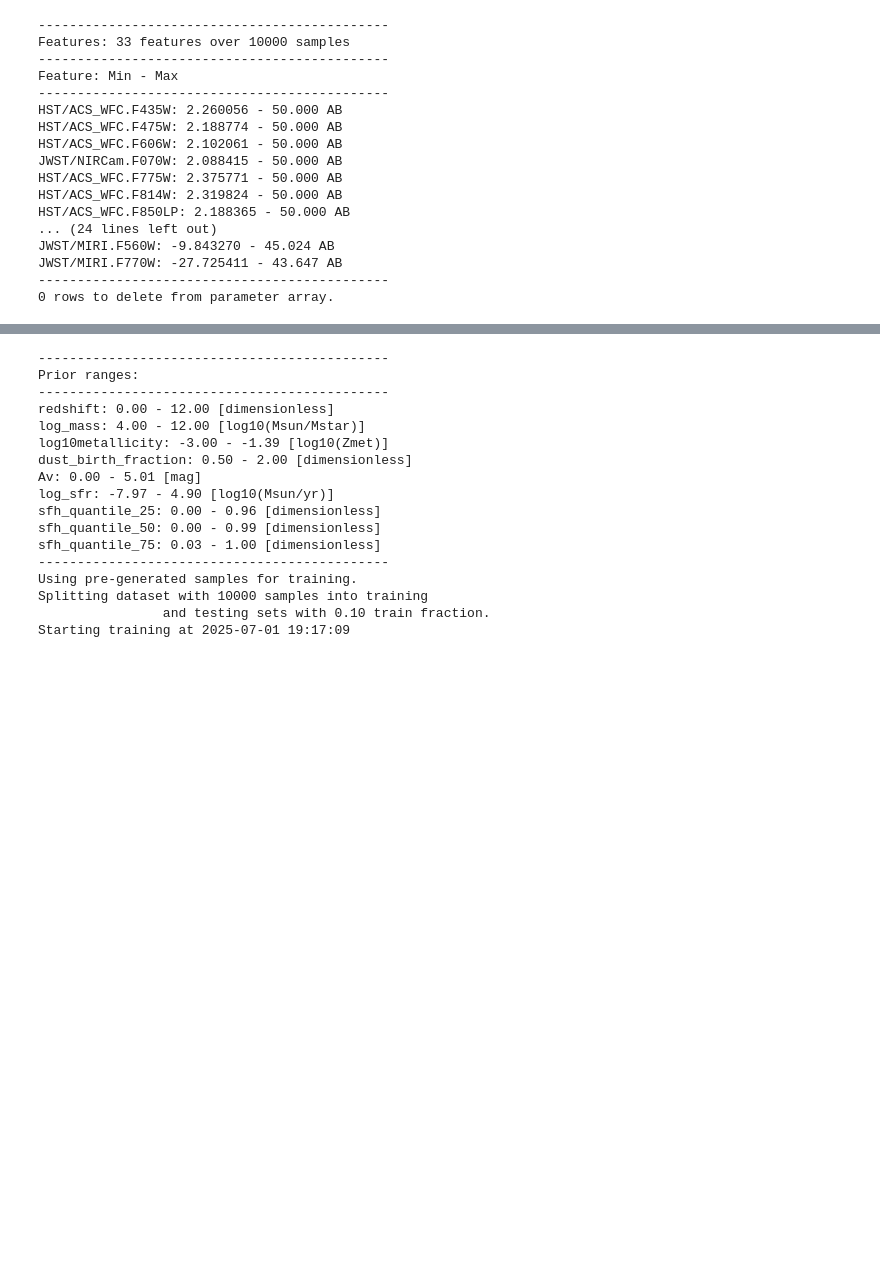
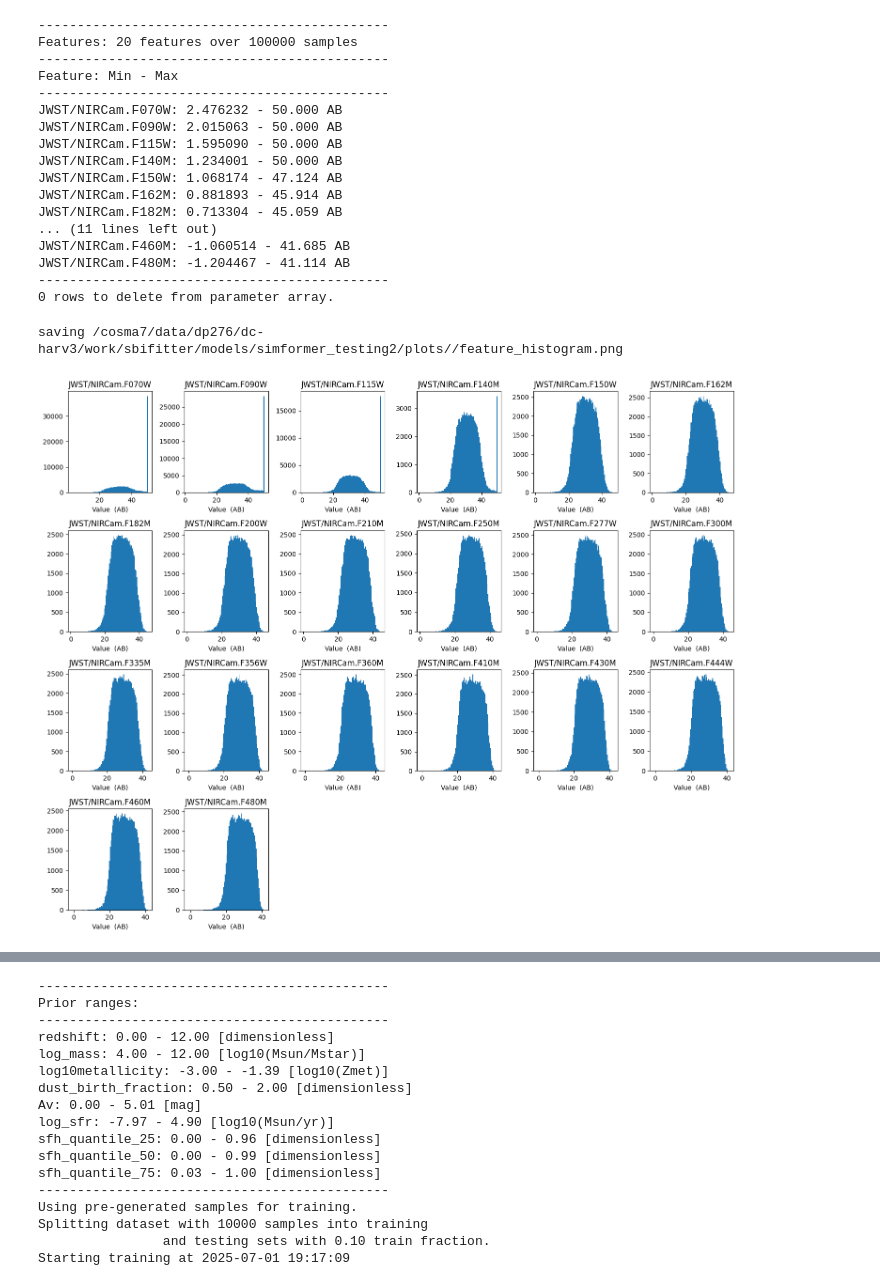
Before and after one commit to synthesizer-project/synference, a Jupyter notebook: examples/simformer/integrated_simformer_testing.ipynb, the cells around one changed output, grey strips where cells are left out. Cells and saved outputs as stored; diff of their text form; code cells hidden in the pictures; blank space fills up the shorter version.

```diff
--- a/examples/simformer/integrated_simformer_testing.ipynb
+++ b/examples/simformer/integrated_simformer_testing.ipynb
@@ -10,24 +45,29 @@ The autoreload extension is already loaded. To reload it, use:
 # %%
-grid_path = '/cosma7/data/dp276/dc-harv3/work/sbifitter/grids/grid_BPASS_Chab_DenseBasis_SFH_0.0_z_12_logN_4.0_CF00_v1.hdf5'
+grid_path = '/cosma7/data/dp276/dc-harv3/work/sbifitter/grids/grid_BPASS_Chab_LogNormal_SFH_0.0_z_12_logN_5.0_Calzetti_v1.hdf5'
 
-fitter = Simformer_Fitter.init_from_hdf5(model_name = 'simformer_testing', hdf5_path=grid_path)
+fitter = Simformer_Fitter.init_from_hdf5(model_name = 'simformer_testing2', hdf5_path=grid_path)
 # %%
 fitter.create_feature_array_from_raw_photometry();
 # %% [output]
 ---------------------------------------------
-Features: 33 features over 10000 samples
+Features: 20 features over 100000 samples
 ---------------------------------------------
 Feature: Min - Max
 ---------------------------------------------
-HST/ACS_WFC.F435W: 2.260056 - 50.000 AB
-HST/ACS_WFC.F475W: 2.188774 - 50.000 AB
-HST/ACS_WFC.F606W: 2.102061 - 50.000 AB
-JWST/NIRCam.F070W: 2.088415 - 50.000 AB
-HST/ACS_WFC.F775W: 2.375771 - 50.000 AB
-HST/ACS_WFC.F814W: 2.319824 - 50.000 AB
-HST/ACS_WFC.F850LP: 2.188365 - 50.000 AB
-... (24 lines left out)
-JWST/MIRI.F560W: -9.843270 - 45.024 AB
-JWST/MIRI.F770W: -27.725411 - 43.647 AB
+JWST/NIRCam.F070W: 2.476232 - 50.000 AB
+JWST/NIRCam.F090W: 2.015063 - 50.000 AB
+JWST/NIRCam.F115W: 1.595090 - 50.000 AB
+JWST/NIRCam.F140M: 1.234001 - 50.000 AB
+JWST/NIRCam.F150W: 1.068174 - 47.124 AB
+JWST/NIRCam.F162M: 0.881893 - 45.914 AB
+JWST/NIRCam.F182M: 0.713304 - 45.059 AB
+... (11 lines left out)
+JWST/NIRCam.F460M: -1.060514 - 41.685 AB
+JWST/NIRCam.F480M: -1.204467 - 41.114 AB
 ---------------------------------------------
 0 rows to delete from parameter array.
+# %%
+fitter.plot_histogram_feature_array(bins='scott');
+# %% [output]
+saving /cosma7/data/dp276/dc-harv3/work/sbifitter/models/simformer_testing2/plots//feature_histogram.png
+[figure, added]
```
Also changed, not shown: parts of 3 cells of this notebook, 10 other files.
